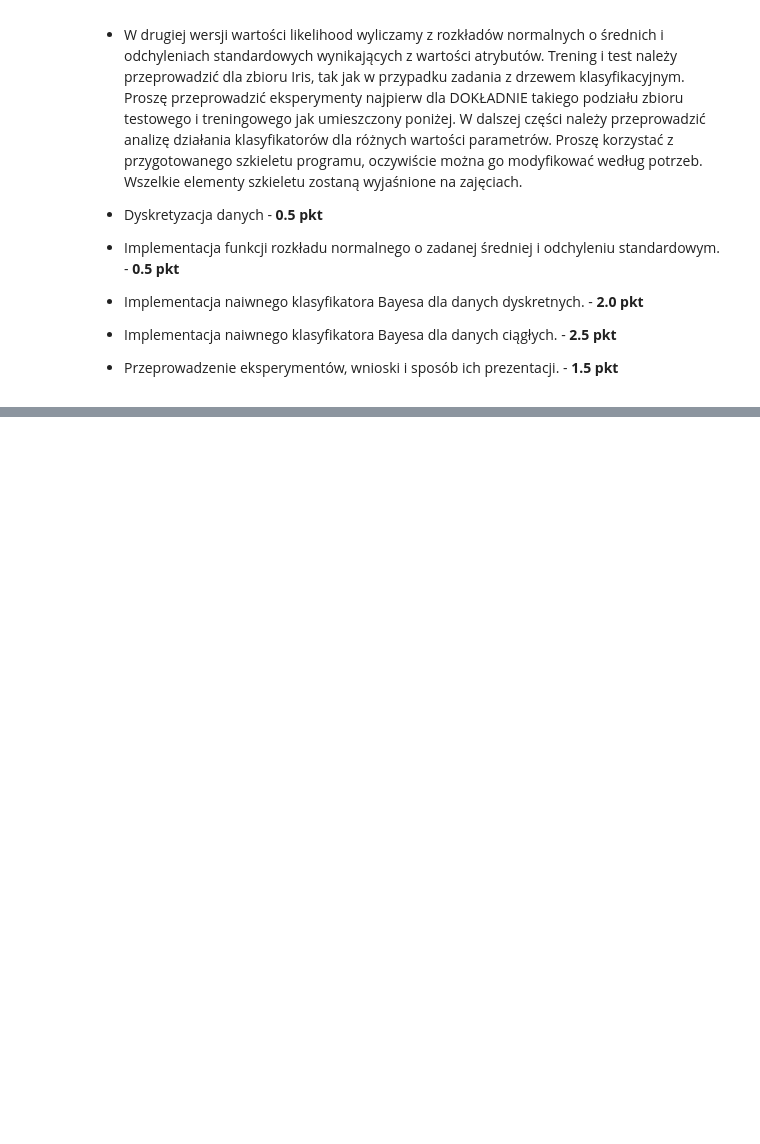
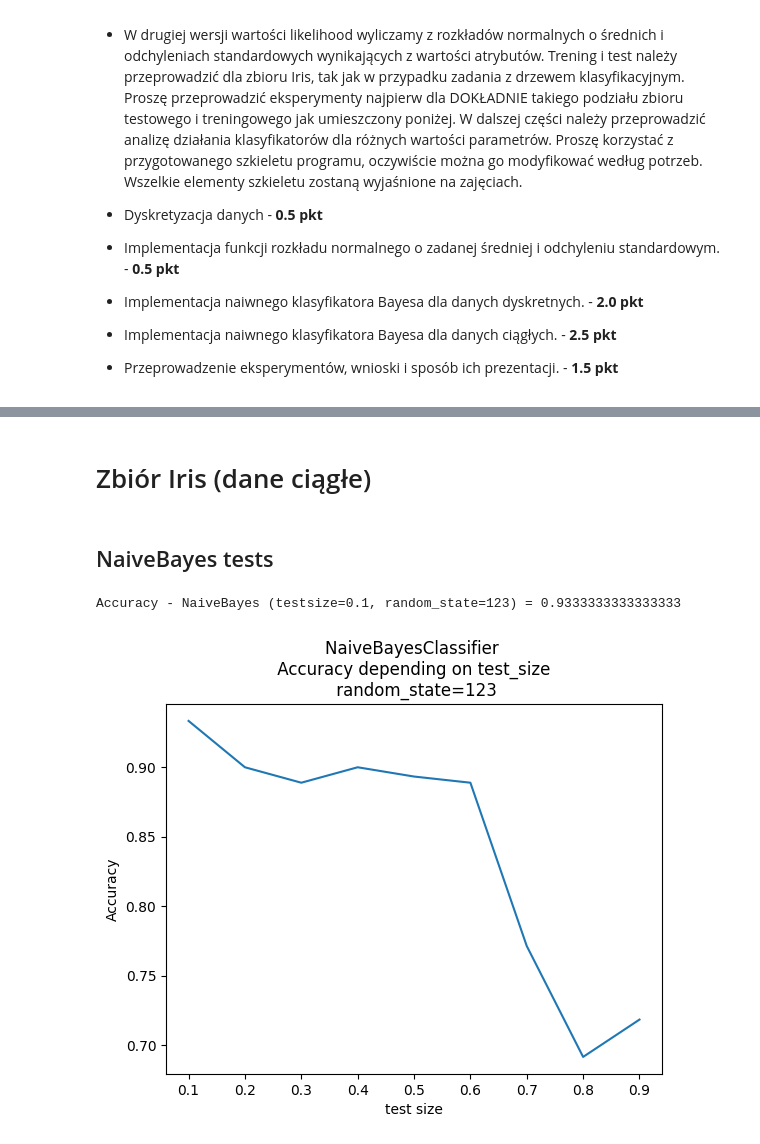
Before and after one commit to gwardasz/wsi-lab, a Jupyter notebook: Zadanie_7.ipynb, the cells around one changed output, grey strips where cells are left out. Saved outputs shown, nothing was run; the diff lists cells and outputs as text; code cells hidden in the pictures; blank space fills up the shorter version.

```diff
--- a/Zadanie_7.ipynb
+++ b/Zadanie_7.ipynb
@@ -11,16 +11,9 @@ Trening i test należy przeprowadzić dla zbioru Iris, tak jak w przypadku zadan
 * Implementacja naiwnego klasyfikatora Bayesa dla danych ciągłych. - **2.5 pkt**
 * Przeprowadzenie eksperymentów, wnioski i sposób ich prezentacji. - **1.5 pkt**
 # %%
-from sklearn.datasets import load_iris
 from sklearn.model_selection import train_test_split
 import math
 from collections import Counter
 import numpy as np
-
-iris = load_iris()
-
-x = iris.data
-y = iris.target
-
-x_train, x_test, y_train, y_test = train_test_split(x, y, test_size=0.1, random_state=123)
+import matplotlib.pyplot as plt
 # %%
@@ -169,7 +151,0 @@ Success
-# %%
-g = GaussianNaiveBayes()
-g.build_classifier(x_train, y_train)
-for i,sample in enumerate(x_test):
-    y_prediction = g.predict(sample)
-    if y_test[i] == y_prediction:
-        print("Success")
@@ -195,0 +152,22 @@ Success
+# %%
+def plot_accuracies(x,y,is_guassian=False, random_state=123):
+    test_size_range = [i/10 for i in range(1, 10)]
+    accuracy_list = []
+    for test_size in test_size_range:
+        data = train_test_split(x, y, test_size=test_size, random_state=random_state)
+        accuracy_list.append(testNaiveBayesClassifier(data, is_guassian))
+
+    plt.xlabel('test size')
+    plt.ylabel('Accuracy')
+    if is_guassian:
+        title = "Gaussian"
+    else:
+        title= ""
+    plt.title(f'{title}NaiveBayesClassifier \n Accuracy depending on test_size \n random_state={random_state}')
+
+    plt.plot(test_size_range, accuracy_list)
+    plt.show()
+# %% [markdown]
+# Zbiór Iris (dane ciągłe)
+# %% [markdown]
+## NaiveBayes tests
@@ -195,0 +179,8 @@ Success
+# %%
+print(f'Accuracy - NaiveBayes (testsize=0.1, random_state=123) = {testNaiveBayesClassifier(train_test_split(x, y, test_size=0.1, random_state=123))}')
+# %% [output]
+Accuracy - NaiveBayes (testsize=0.1, random_state=123) = 0.9333333333333333
+# %%
+plot_accuracies(x,y)
+# %% [output]
+[figure, added]
```
Also changed, not shown: parts of 16 cells of this notebook.
